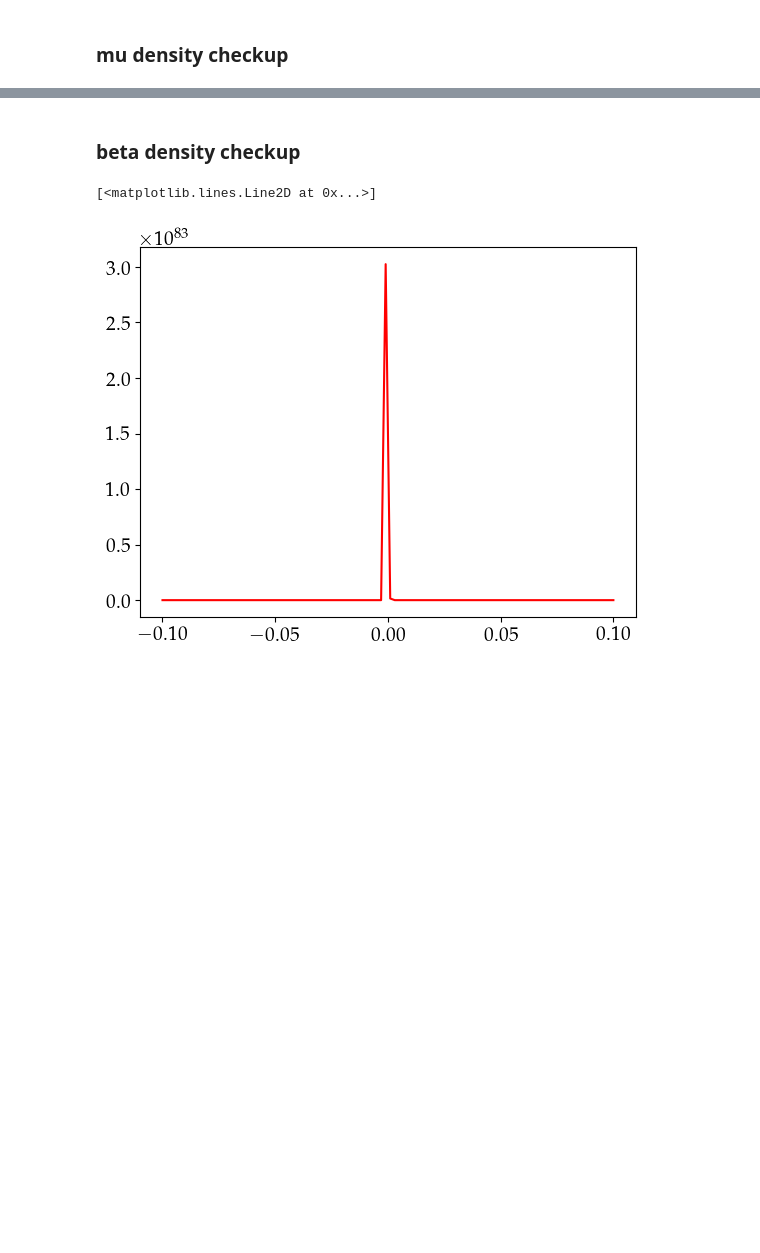
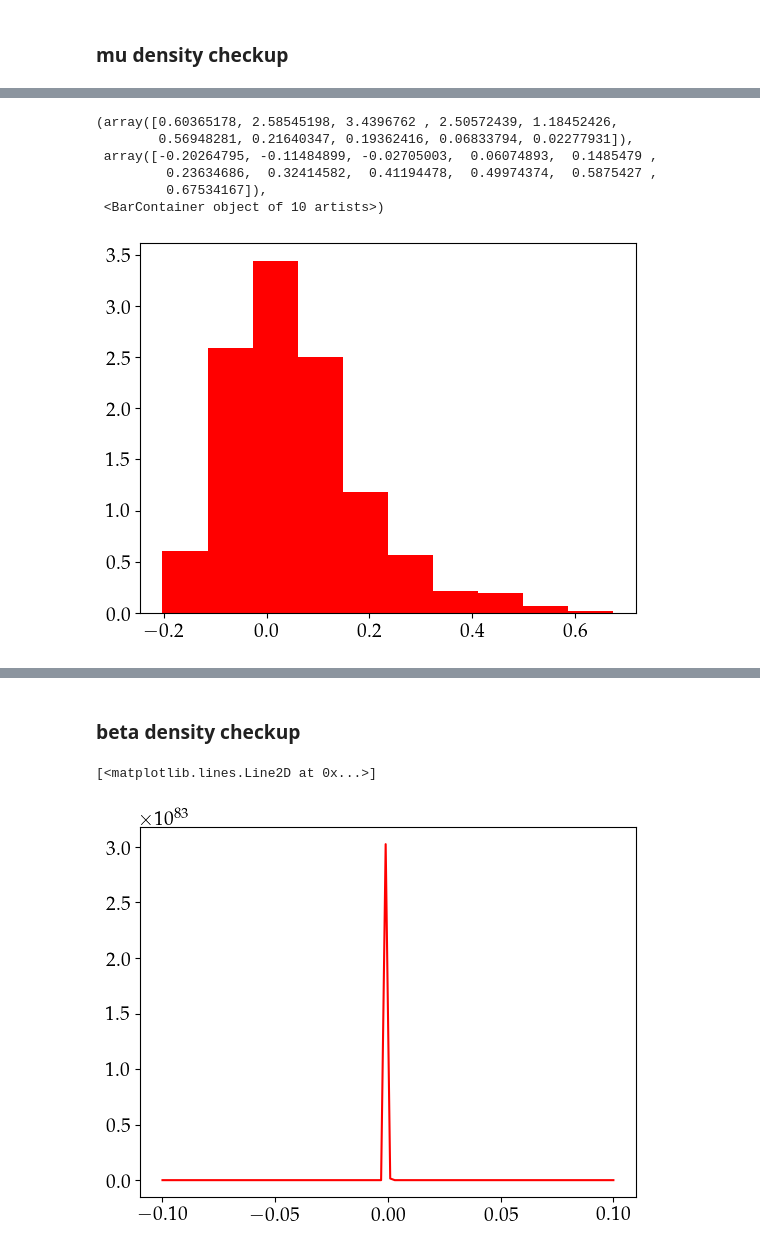
Before and after one commit to ariadnavillam/BayesW, a Jupyter notebook: tests_algorithm_1.ipynb, the cells around one changed output, grey strips where cells are left out. Drawn from its saved outputs; the diff is of its cells as text; code cells hidden in the pictures; blank space fills up the shorter version.

```diff
--- a/tests_algorithm_1.ipynb
+++ b/tests_algorithm_1.ipynb
@@ -82,5 +105,19 @@ plt.plot(xplot,np.exp(f)/np.exp(f).max())
 # %%
 epsilon = y_data_log - mu_true - norm_markers.dot(betas_true).reshape((n_samples,))
+# %%
+n_samples = 1000
+gumbel_dis = stats.gumbel_r(loc=0, scale=1)
+w = gumbel_dis.rvs(size=(n_samples,1))
+# %%
+plt.hist(w/alpha_true, density=True)
+# %% [output]
+(array([0.60365178, 2.58545198, 3.4396762 , 2.50572439, 1.18452426,
+        0.56948281, 0.21640347, 0.19362416, 0.06833794, 0.02277931]),
+ array([-0.20264795, -0.11484899, -0.02705003,  0.06074893,  0.1485479 ,
+         0.23634686,  0.32414582,  0.41194478,  0.49974374,  0.5875427 ,
+         0.67534167]),
+ <BarContainer object of 10 artists>)
+[figure, added]
 # %%
 np.sqrt(np.pi**2/(6*epsilon.var()))
 # %% [output]
```
Also changed, not shown: parts of 13 cells of this notebook, 2 other files.
